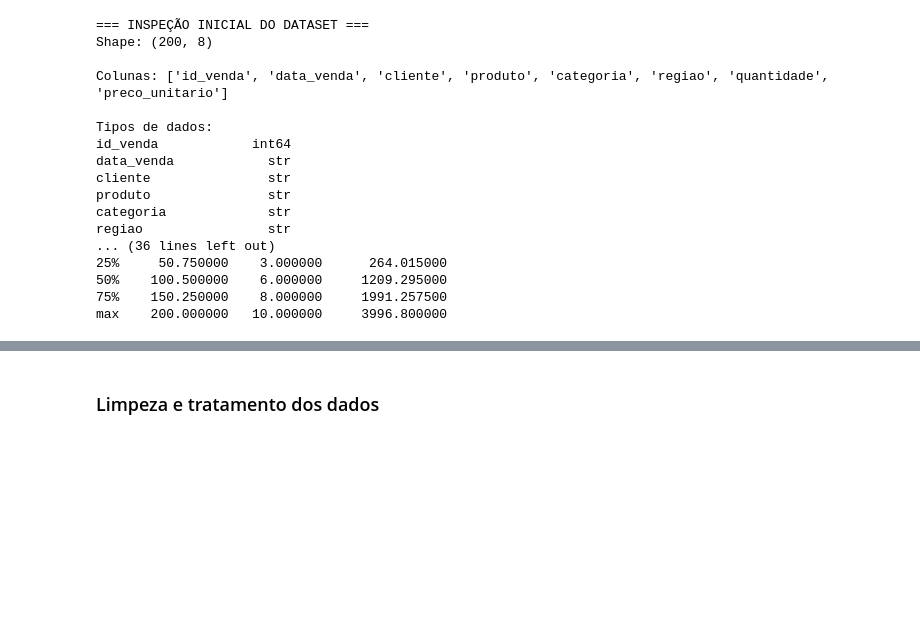
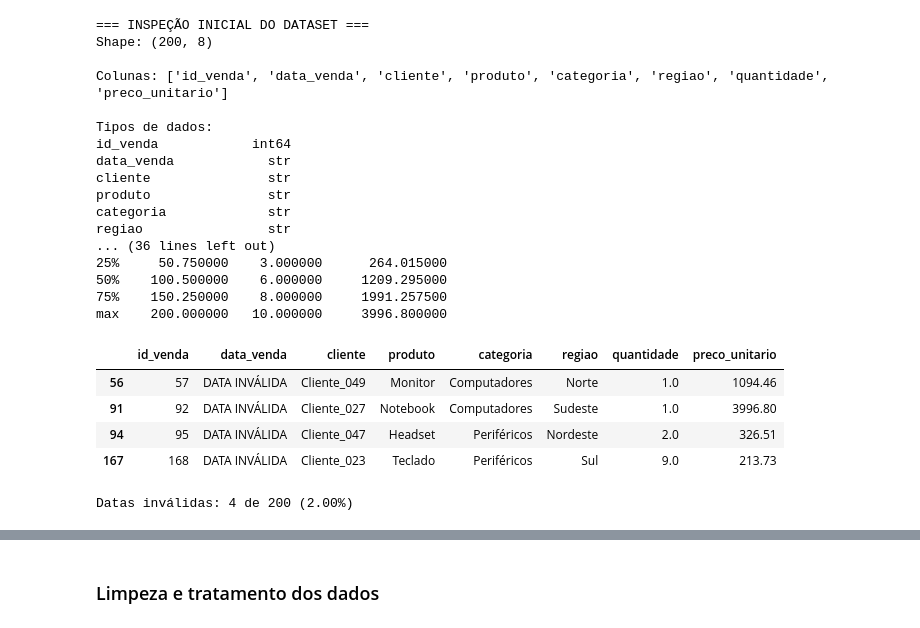
Before and after one commit to LGpossoli/SalesInsight-PY, a Jupyter notebook: salesinsight__alterações_raphael.ipynb, the cells around one changed output, grey strips where cells are left out. Cells and saved outputs as stored; diff of their text form; code cells hidden in the pictures; blank space fills up the shorter version.

```diff
--- a/salesinsight__alterações_raphael.ipynb
+++ b/salesinsight__alterações_raphael.ipynb
@@ -56,3 +61,21 @@ regiao                str
 50%    100.500000    6.000000     1209.295000
 75%    150.250000    8.000000     1991.257500
 max    200.000000   10.000000     3996.800000
+# %%
+# Após rápida avaliação do dataset bruto, notou-se a presença de `"DATA INVÁLIDA"` em `data_venda`
+
+df_bruto[df_bruto['data_venda'] == 'DATA INVÁLIDA']
+# %% [output]
+|  | id_venda | data_venda | cliente | produto | categoria | regiao | quantidade | preco_unitario |
+| 56 | 57 | DATA INVÁLIDA | Cliente_049 | Monitor | Computadores | Norte | 1.0 | 1094.46 |
+| 91 | 92 | DATA INVÁLIDA | Cliente_027 | Notebook | Computadores | Sudeste | 1.0 | 3996.80 |
+| 94 | 95 | DATA INVÁLIDA | Cliente_047 | Headset | Periféricos | Nordeste | 2.0 | 326.51 |
+| 167 | 168 | DATA INVÁLIDA | Cliente_023 | Teclado | Periféricos | Sul | 9.0 | 213.73 |
+# %%
+total = len(df_bruto)
+invalidas = (df_bruto['data_venda'] == 'DATA INVÁLIDA').sum()
+percentual = (invalidas / total) * 100
+
+print(f"Datas inválidas: {invalidas} de {total} ({percentual:.2f}%)")
+# %% [output]
+Datas inválidas: 4 de 200 (2.00%)
```
Also changed, not shown: parts of 26 cells of this notebook.
